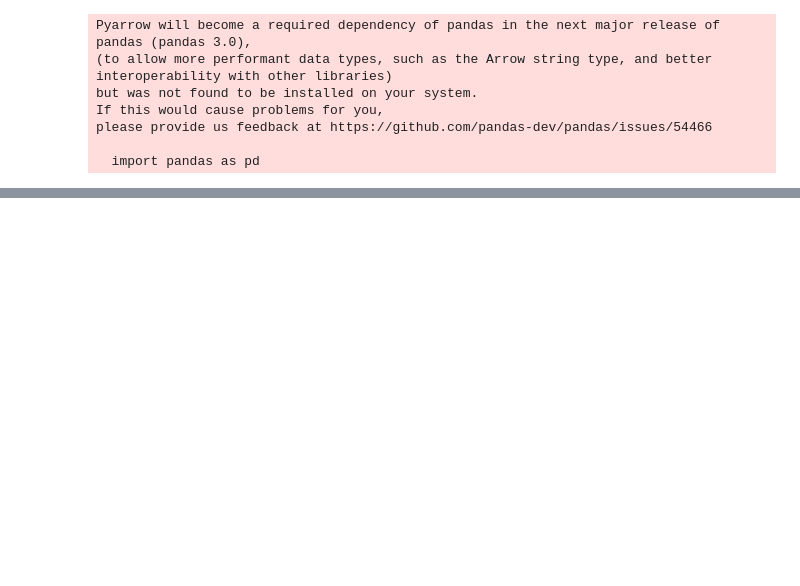
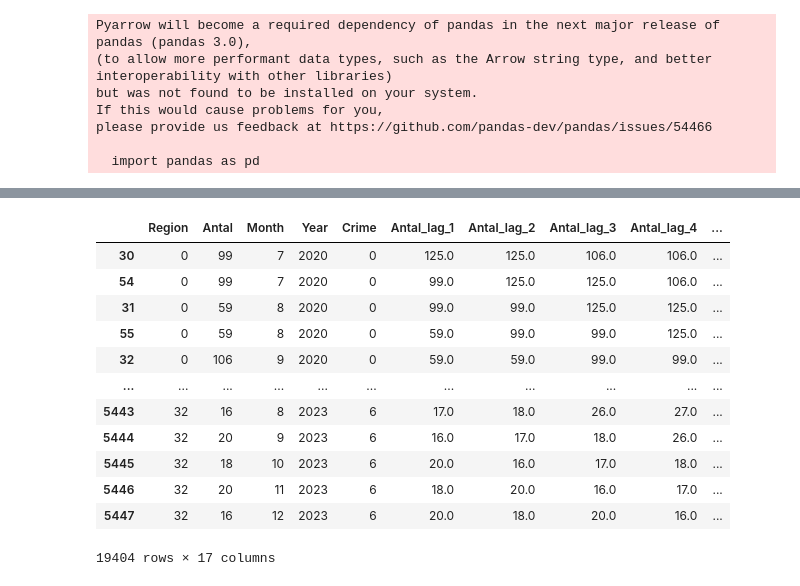
Before and after one commit to melane1978/PythonAiCourse, a Jupyter notebook: CrimeML/crimeText-1.ipynb, the cells around one changed output, grey strips where cells are left out. Saved outputs shown, nothing was run; the diff lists cells and outputs as text; code cells hidden in the pictures; blank space fills up the shorter version.

```diff
--- a/CrimeML/crimeText-1.ipynb
+++ b/CrimeML/crimeText-1.ipynb
@@ -67,0 +205,18 @@ from sklearn.metrics import mean_squared_error
+# %%
+# Drop rows with NaN values resulting from shifting
+data.dropna(inplace=True)
+data
+# %% [output]
+|  | Region | Antal | Month | Year | Crime | Antal_lag_1 | Antal_lag_2 | Antal_lag_3 | Antal_lag_4 | ... |
+| 30 | 0 | 99 | 7 | 2020 | 0 | 125.0 | 125.0 | 106.0 | 106.0 | ... |
+| 54 | 0 | 99 | 7 | 2020 | 0 | 99.0 | 125.0 | 125.0 | 106.0 | ... |
+| 31 | 0 | 59 | 8 | 2020 | 0 | 99.0 | 99.0 | 125.0 | 125.0 | ... |
+| 55 | 0 | 59 | 8 | 2020 | 0 | 59.0 | 99.0 | 99.0 | 125.0 | ... |
+| 32 | 0 | 106 | 9 | 2020 | 0 | 59.0 | 59.0 | 99.0 | 99.0 | ... |
+| ... | ... | ... | ... | ... | ... | ... | ... | ... | ... | ... |
+| 5443 | 32 | 16 | 8 | 2023 | 6 | 17.0 | 18.0 | 26.0 | 27.0 | ... |
+| 5444 | 32 | 20 | 9 | 2023 | 6 | 16.0 | 17.0 | 18.0 | 26.0 | ... |
+| 5445 | 32 | 18 | 10 | 2023 | 6 | 20.0 | 16.0 | 17.0 | 18.0 | ... |
+| 5446 | 32 | 20 | 11 | 2023 | 6 | 18.0 | 20.0 | 16.0 | 17.0 | ... |
+| 5447 | 32 | 16 | 12 | 2023 | 6 | 20.0 | 18.0 | 20.0 | 16.0 | ... |
+19404 rows × 17 columns
```
Also changed, not shown: parts of 9 cells of this notebook.
